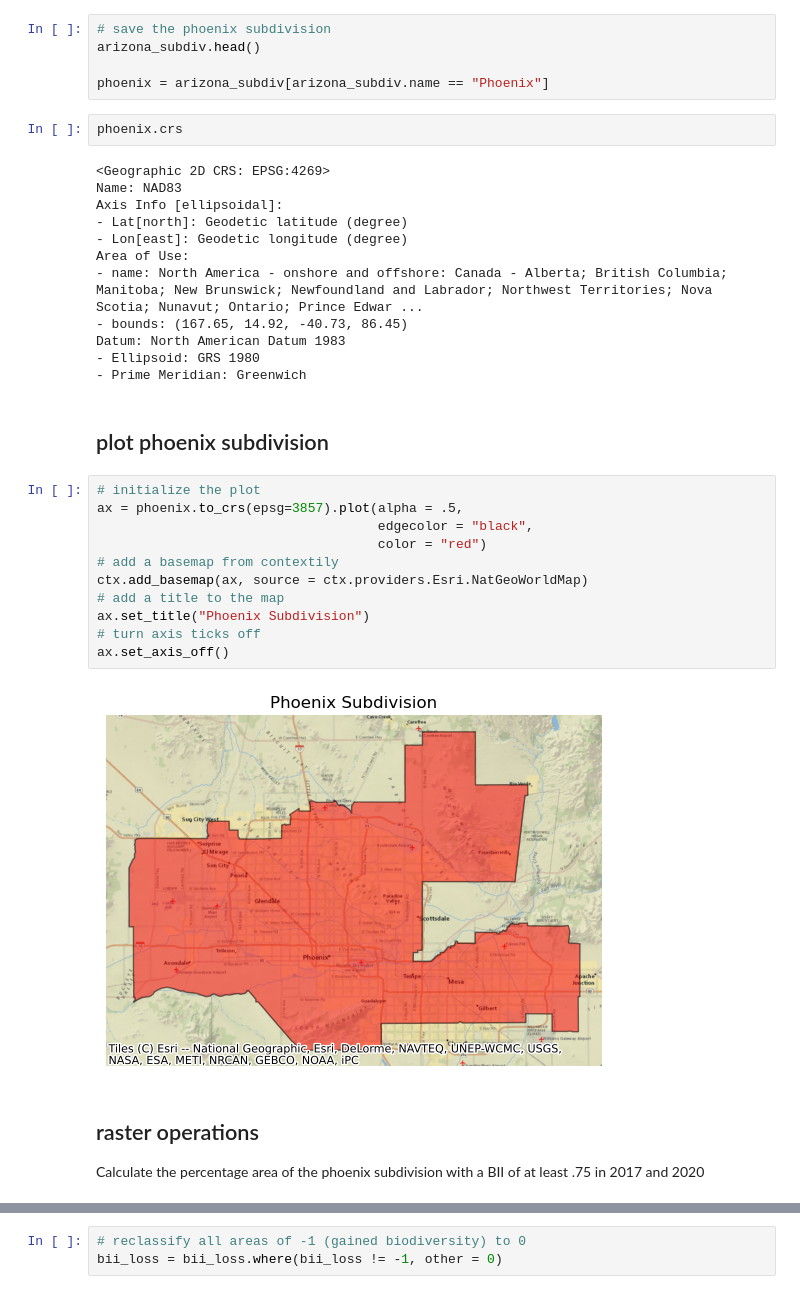
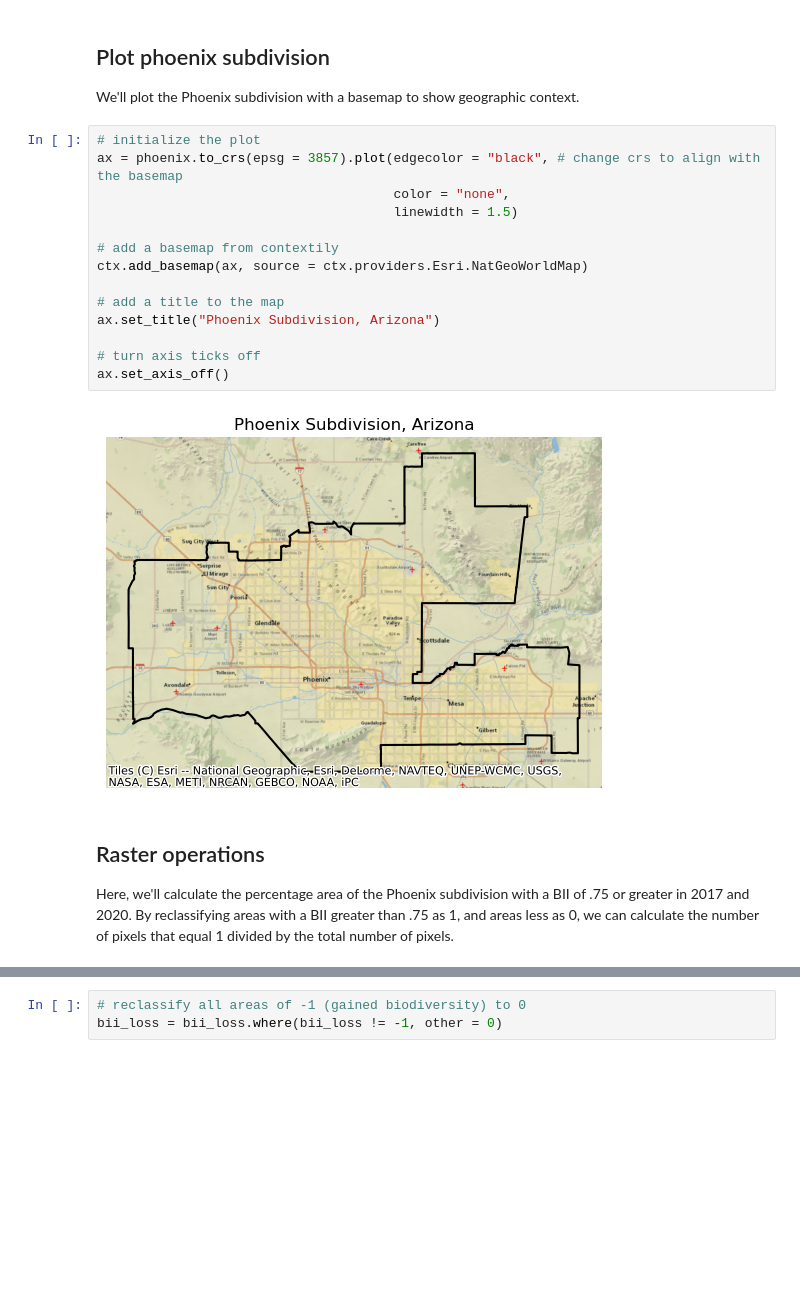
Before and after one commit to charliecurtin1/phoenix-biodiversity-intactness-2020, a Jupyter notebook: phoenix-BII.ipynb, the cells around one changed output, grey strips where cells are left out. Saved outputs shown, nothing was run; the diff lists cells and outputs as text; blank space fills up the shorter version.

Commit message:
finished notebook, added images folder

```diff
--- a/phoenix-BII.ipynb
+++ b/phoenix-BII.ipynb
@@ -105,39 +127,25 @@ Index(['statefp', 'countyfp', 'cousubfp', 'cousubns', 'geoid', 'name',
-# %%
-# save the phoenix subdivision
-arizona_subdiv.head()
-
-phoenix = arizona_subdiv[arizona_subdiv.name == "Phoenix"]
-# %%
-phoenix.crs
-# %% [output]
-<Geographic 2D CRS: EPSG:4269>
-Name: NAD83
-Axis Info [ellipsoidal]:
-- Lat[north]: Geodetic latitude (degree)
-- Lon[east]: Geodetic longitude (degree)
-Area of Use:
-- name: North America - onshore and offshore: Canada - Alberta; British Columbia; Manitoba; New Brunswick; Newfoundland and Labrador; Northwest Territories; Nova Scotia; Nunavut; Ontario; Prince Edwar ...
-- bounds: (167.65, 14.92, -40.73, 86.45)
-Datum: North American Datum 1983
-- Ellipsoid: GRS 1980
-- Prime Meridian: Greenwich
 # %% [markdown]
-## plot phoenix subdivision
+## Plot phoenix subdivision
+
+We'll plot the Phoenix subdivision with a basemap to show geographic context.
 # %%
 # initialize the plot
-ax = phoenix.to_crs(epsg=3857).plot(alpha = .5,
-                                    edgecolor = "black",
-                                    color = "red")
+ax = phoenix.to_crs(epsg = 3857).plot(edgecolor = "black", # change crs to align with the basemap
+                                      color = "none",
+                                      linewidth = 1.5)
+
 # add a basemap from contextily
 ctx.add_basemap(ax, source = ctx.providers.Esri.NatGeoWorldMap)
+
 # add a title to the map
-ax.set_title("Phoenix Subdivision")
+ax.set_title("Phoenix Subdivision, Arizona")
+
 # turn axis ticks off
 ax.set_axis_off()
 # %% [output]
-[figure, old version]
+[figure, new version]
 # %% [markdown]
-## raster operations
+## Raster operations
 
-Calculate the percentage area of the phoenix subdivision with a BII of at least .75 in 2017 and 2020
+Here, we'll calculate the percentage area of the Phoenix subdivision with a BII of .75 or greater in 2017 and 2020. By reclassifying areas with a BII greater than .75 as 1, and areas less as 0, we can calculate the number of pixels that equal 1 divided by the total number of pixels.
 # %%
```
Also changed, not shown: parts of 30 cells of this notebook, 1 other file.
